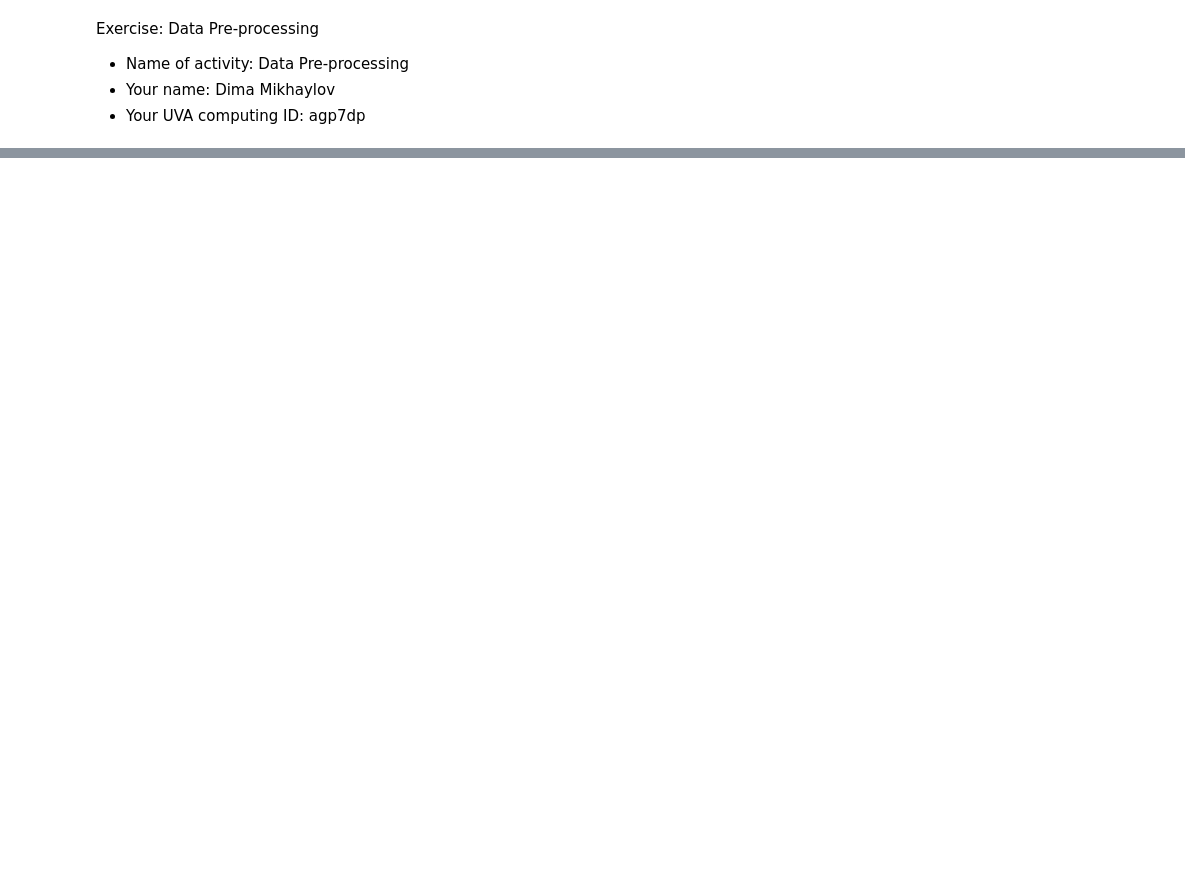
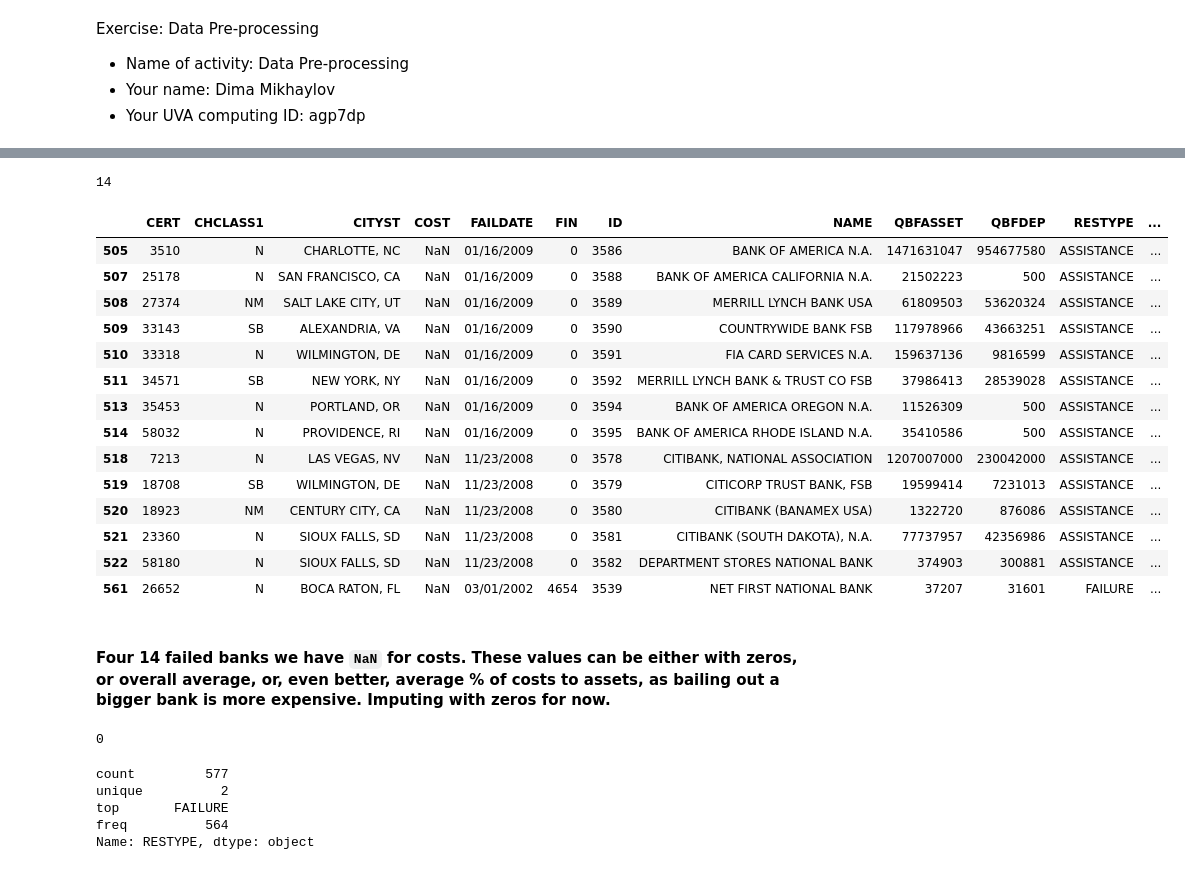
Before and after one commit to allaccountstaken/best_of_Python, a Jupyter notebook: M8/Exercise_DataPreprocessing.ipynb, the cells around one changed output, grey strips where cells are left out. Saved outputs shown, nothing was run; the diff lists cells and outputs as text; code cells hidden in the pictures; blank space fills up the shorter version.

Commit message:
dataset loaded, need to decide how to impute missing costs, based onn RESTYPE?

```diff
--- a/M8/Exercise_DataPreprocessing.ipynb
+++ b/M8/Exercise_DataPreprocessing.ipynb
@@ -10,0 +124,3 @@ UnicodeDecodeError: 'utf-8' codec can't decode byte 0xa0 in position 0: invalid
+# %%
+data = pd.read_csv('failed_banks.csv')
+data.head()
@@ -10,0 +173,25 @@ UnicodeDecodeError: 'utf-8' codec can't decode byte 0xa0 in position 0: invalid
+# %%
+data.isnull().sum().sum()
+# %% [output]
+14
+# %%
+data_missing = data[data.isnull().any(axis=1)]
+data_missing
+# %% [output]
+|  | CERT | CHCLASS1 | CITYST | COST | FAILDATE | FIN | ID | NAME | QBFASSET | QBFDEP | RESTYPE | ... |
+| 505 | 3510 | N | CHARLOTTE, NC | NaN | 01/16/2009 | 0 | 3586 | BANK OF AMERICA N.A. | 1471631047 | 954677580 | ASSISTANCE | ... |
+| 507 | 25178 | N | SAN FRANCISCO, CA | NaN | 01/16/2009 | 0 | 3588 | BANK OF AMERICA CALIFORNIA N.A. | 21502223 | 500 | ASSISTANCE | ... |
+| 508 | 27374 | NM | SALT LAKE CITY, UT | NaN | 01/16/2009 | 0 | 3589 | MERRILL LYNCH BANK USA | 61809503 | 53620324 | ASSISTANCE | ... |
+| 509 | 33143 | SB | ALEXANDRIA, VA | NaN | 01/16/2009 | 0 | 3590 | COUNTRYWIDE BANK FSB | 117978966 | 43663251 | ASSISTANCE | ... |
+| 510 | 33318 | N | WILMINGTON, DE | NaN | 01/16/2009 | 0 | 3591 | FIA CARD SERVICES N.A. | 159637136 | 9816599 | ASSISTANCE | ... |
+| 511 | 34571 | SB | NEW YORK, NY | NaN | 01/16/2009 | 0 | 3592 | MERRILL LYNCH BANK & TRUST CO FSB | 37986413 | 28539028 | ASSISTANCE | ... |
+| 513 | 35453 | N | PORTLAND, OR | NaN | 01/16/2009 | 0 | 3594 | BANK OF AMERICA OREGON N.A. | 11526309 | 500 | ASSISTANCE | ... |
+| 514 | 58032 | N | PROVIDENCE, RI | NaN | 01/16/2009 | 0 | 3595 | BANK OF AMERICA RHODE ISLAND N.A. | 35410586 | 500 | ASSISTANCE | ... |
+| 518 | 7213 | N | LAS VEGAS, NV | NaN | 11/23/2008 | 0 | 3578 | CITIBANK, NATIONAL ASSOCIATION | 1207007000 | 230042000 | ASSISTANCE | ... |
+| 519 | 18708 | SB | WILMINGTON, DE | NaN | 11/23/2008 | 0 | 3579 | CITICORP TRUST BANK, FSB | 19599414 | 7231013 | ASSISTANCE | ... |
+| 520 | 18923 | NM | CENTURY CITY, CA | NaN | 11/23/2008 | 0 | 3580 | CITIBANK (BANAMEX USA) | 1322720 | 876086 | ASSISTANCE | ... |
+| 521 | 23360 | N | SIOUX FALLS, SD | NaN | 11/23/2008 | 0 | 3581 | CITIBANK (SOUTH DAKOTA), N.A. | 77737957 | 42356986 | ASSISTANCE | ... |
+| 522 | 58180 | N | SIOUX FALLS, SD | NaN | 11/23/2008 | 0 | 3582 | DEPARTMENT STORES NATIONAL BANK | 374903 | 300881 | ASSISTANCE | ... |
+| 561 | 26652 | N | BOCA RATON, FL | NaN | 03/01/2002 | 4654 | 3539 | NET FIRST NATIONAL BANK | 37207 | 31601 | FAILURE | ... |
+# %% [markdown]
+#### Four 14 failed banks we have `NaN` for costs. These values can be either with zeros, or overall average, or, even better, average % of costs to assets, as bailing out a bigger bank is more expensive. Imputing with zeros for now.
@@ -10,0 +200,12 @@ UnicodeDecodeError: 'utf-8' codec can't decode byte 0xa0 in position 0: invalid
+# %%
+data.isnull().sum().sum()
+# %% [output]
+0
+# %%
+data['RESTYPE'].describe()
+# %% [output]
+count         577
+unique          2
+top       FAILURE
+freq          564
+Name: RESTYPE, dtype: object
```
Also changed, not shown: parts of 23 cells of this notebook, 7 other files.
